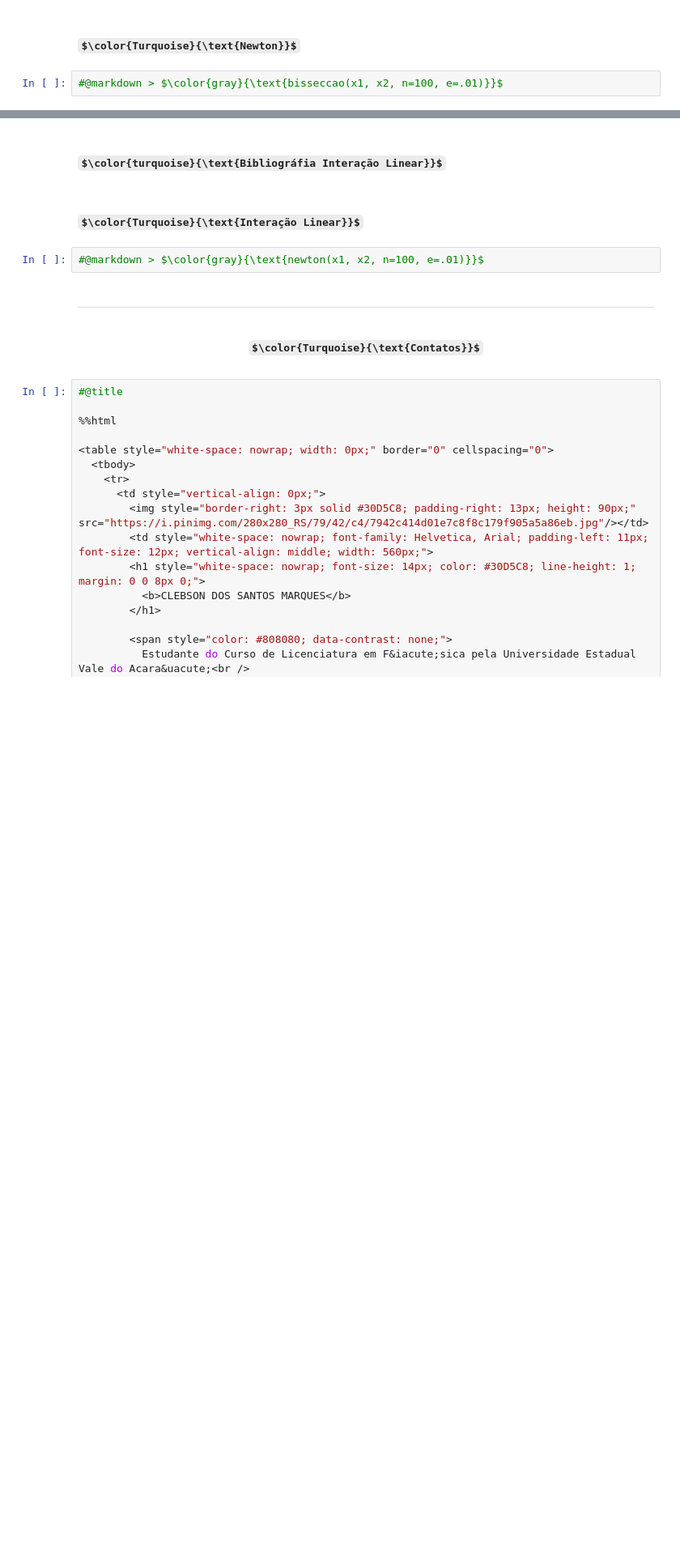
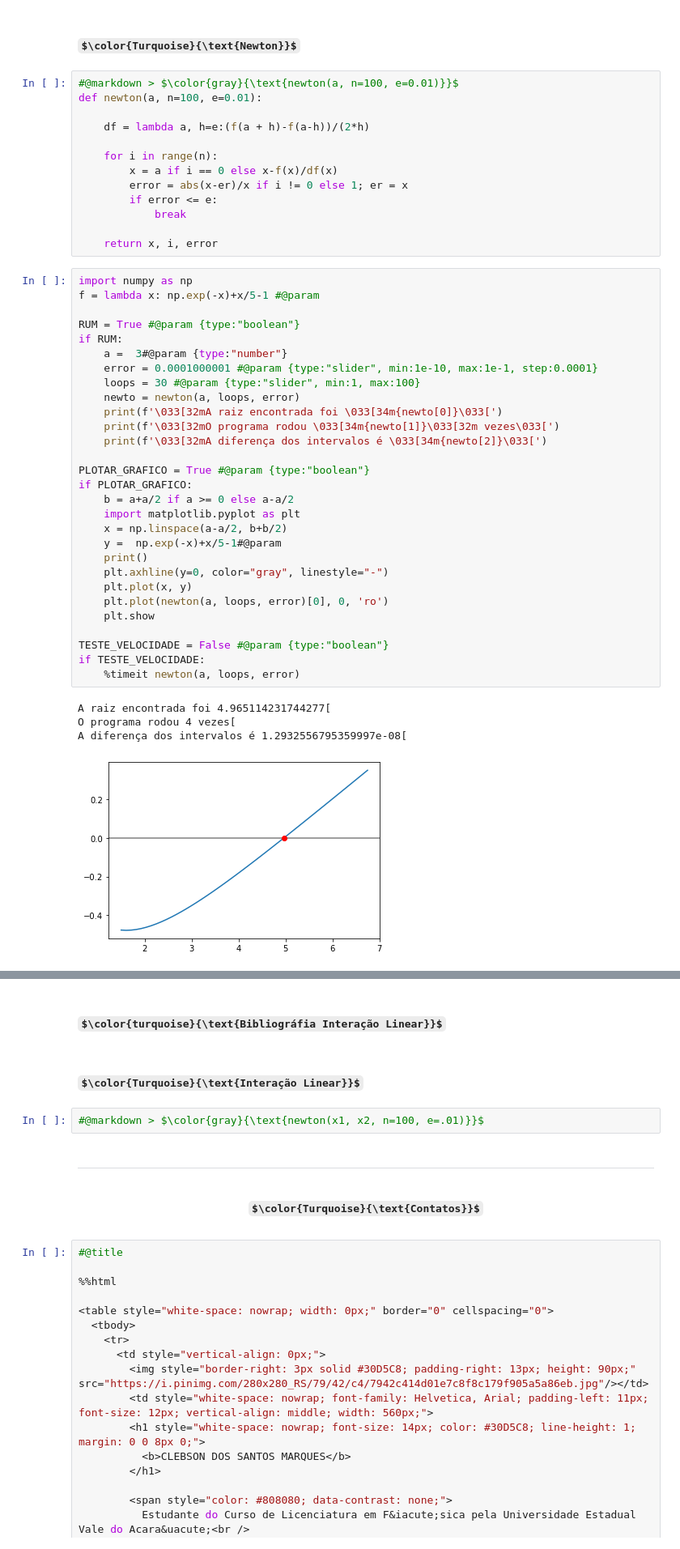
Before and after one commit to kleber293/calculo_numerico, a Jupyter notebook: Calculo_Numerico.ipynb, the cells around one changed output, grey strips where cells are left out. Shown at 81% size. Saved outputs shown, nothing was run; the diff lists cells and outputs as text; some formulas as TeX source; blank space fills up the shorter version.

```diff
--- a/Calculo_Numerico.ipynb
+++ b/Calculo_Numerico.ipynb
@@ -710,3 +794,48 @@ def pegaso():
 ### $\color{Turquoise}{\text{Newton}}$
-# %%
-#@markdown > $\color{gray}{\text{bisseccao(x1, x2, n=100, e=.01)}}$
+# %%
+#@markdown > $\color{gray}{\text{newton(a, n=100, e=0.01)}}$
+def newton(a, n=100, e=0.01):
+
+    df = lambda a, h=e:(f(a + h)-f(a-h))/(2*h)
+
+    for i in range(n):
+        x = a if i == 0 else x-f(x)/df(x)
+        error = abs(x-er)/x if i != 0 else 1; er = x
+        if error <= e:
+            break
+
+    return x, i, error
+# %%
+import numpy as np
+f = lambda x: np.exp(-x)+x/5-1 #@param
+
+RUM = True #@param {type:"boolean"}
+if RUM:
+    a =  3#@param {type:"number"}
+    error = 0.0001000001 #@param {type:"slider", min:1e-10, max:1e-1, step:0.0001}
+    loops = 30 #@param {type:"slider", min:1, max:100}
+    newto = newton(a, loops, error)
+    print(f'\033[32mA raiz encontrada foi \033[34m{newto[0]}\033[')
+    print(f'\033[32mO programa rodou \033[34m{newto[1]}\033[32m vezes\033[')
+    print(f'\033[32mA diferença dos intervalos é \033[34m{newto[2]}\033[')
+
+PLOTAR_GRAFICO = True #@param {type:"boolean"}
+if PLOTAR_GRAFICO:
+    b = a+a/2 if a >= 0 else a-a/2
+    import matplotlib.pyplot as plt
+    x = np.linspace(a-a/2, b+b/2)
+    y =  np.exp(-x)+x/5-1#@param
+    print()
+    plt.axhline(y=0, color="gray", linestyle="-")
+    plt.plot(x, y)
+    plt.plot(newton(a, loops, error)[0], 0, 'ro')
+    plt.show
+
+TESTE_VELOCIDADE = False #@param {type:"boolean"}
+if TESTE_VELOCIDADE:
+    %timeit newton(a, loops, error)
+# %% [output]
+A raiz encontrada foi 4.965114231744277[
+O programa rodou 4 vezes[
+A diferença dos intervalos é 1.2932556795359997e-08[
+[figure, added]
```
Also changed, not shown: parts of 9 cells of this notebook.
